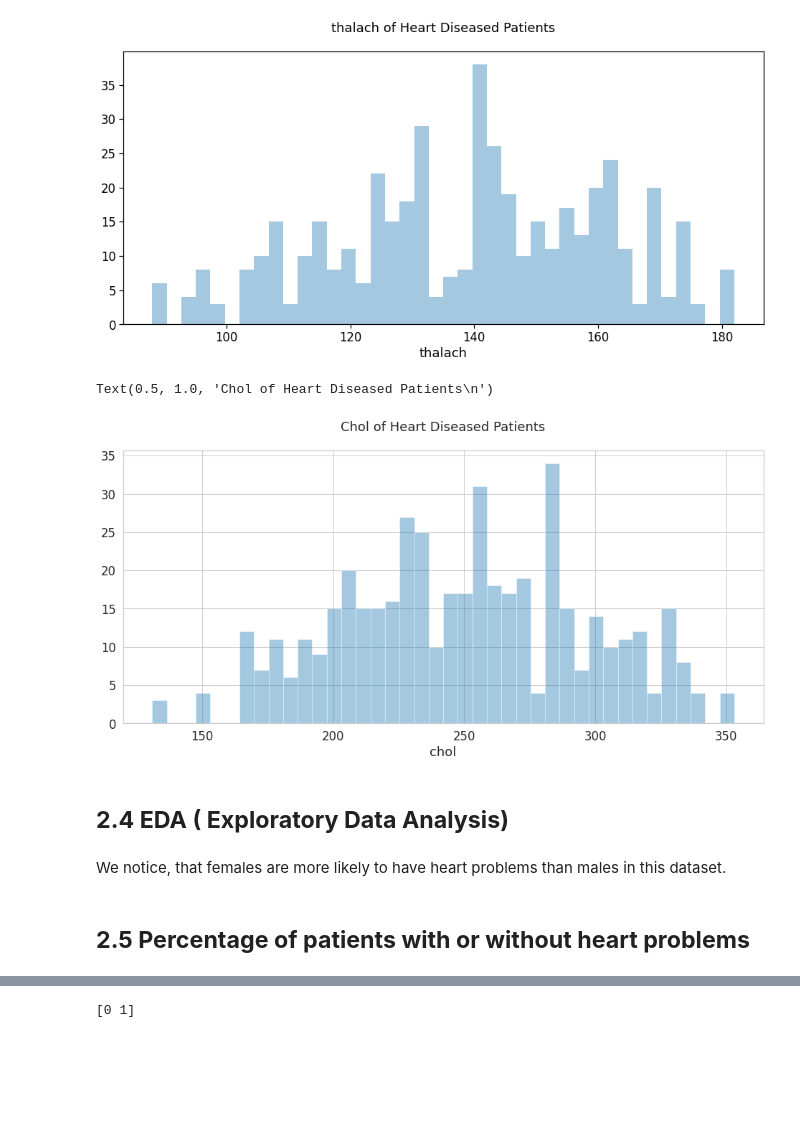
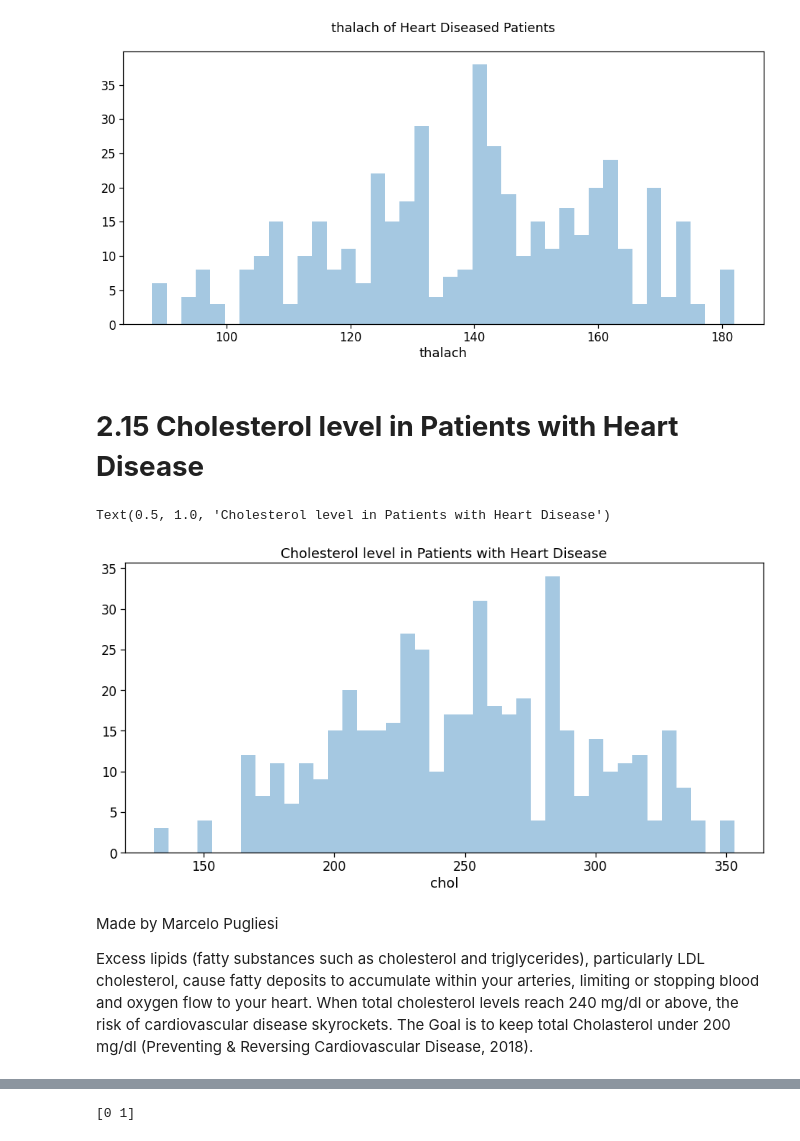
Before and after one commit to masp42/Crisp_DM_CA, a Jupyter notebook: Heart_Disease_Prediction_CA.ipynb, the cells around one changed output, grey strips where cells are left out. Drawn from its saved outputs; the diff is of its cells as text; code cells hidden in the pictures; blank space fills up the shorter version.

```diff
--- a/Heart_Disease_Prediction_CA.ipynb
+++ b/Heart_Disease_Prediction_CA.ipynb
@@ -423,19 +434,20 @@ plt.title('thalach of Heart Diseased Patients\n')
 # %% [output]
 Text(0.5, 1.0, 'thalach of Heart Diseased Patients\n')
 [figure]
+# %% [markdown]
+# **2.15 Cholesterol level in Patients with Heart Disease**
 # %%
-plt.figure(figsize=(16,7))
+## Made by Marcelo and Priscila
+plt.figure(figsize=(15,7))
 sns.distplot(df1[df1['target']==0]['chol'],kde=False,bins=40)
-plt.title('Chol of Heart Diseased Patients\n')
+plt.title('Cholesterol level in Patients with Heart Disease')
 # %% [output]
-Text(0.5, 1.0, 'Chol of Heart Diseased Patients\n')
+Text(0.5, 1.0, 'Cholesterol level in Patients with Heart Disease')
-[figure, old version]
+[figure, new version]
-# %% [markdown]
-## **2.4 EDA ( Exploratory Data Analysis)**
-# %% [markdown]
-We notice, that females are more likely to have heart problems than males in this dataset.
-# %% [markdown]
-## **2.5 Percentage of patients with or without heart problems**
+# %% [markdown]
+Made by Marcelo Pugliesi
+
+Excess lipids (fatty substances such as cholesterol and triglycerides), particularly LDL cholesterol, cause fatty deposits to accumulate within your arteries, limiting or stopping blood and oxygen flow to your heart. When total cholesterol levels reach 240 mg/dl or above, the risk of cardiovascular disease skyrockets. The Goal is to keep total Cholasterol under 200 mg/dl (Preventing & Reversing Cardiovascular Disease, 2018).
 # %%
 ## Made by Marcelo and Washington  Explicar esse codigo
 # Assigning levels to categories
```
Also changed, not shown: parts of 11 cells of this notebook.
